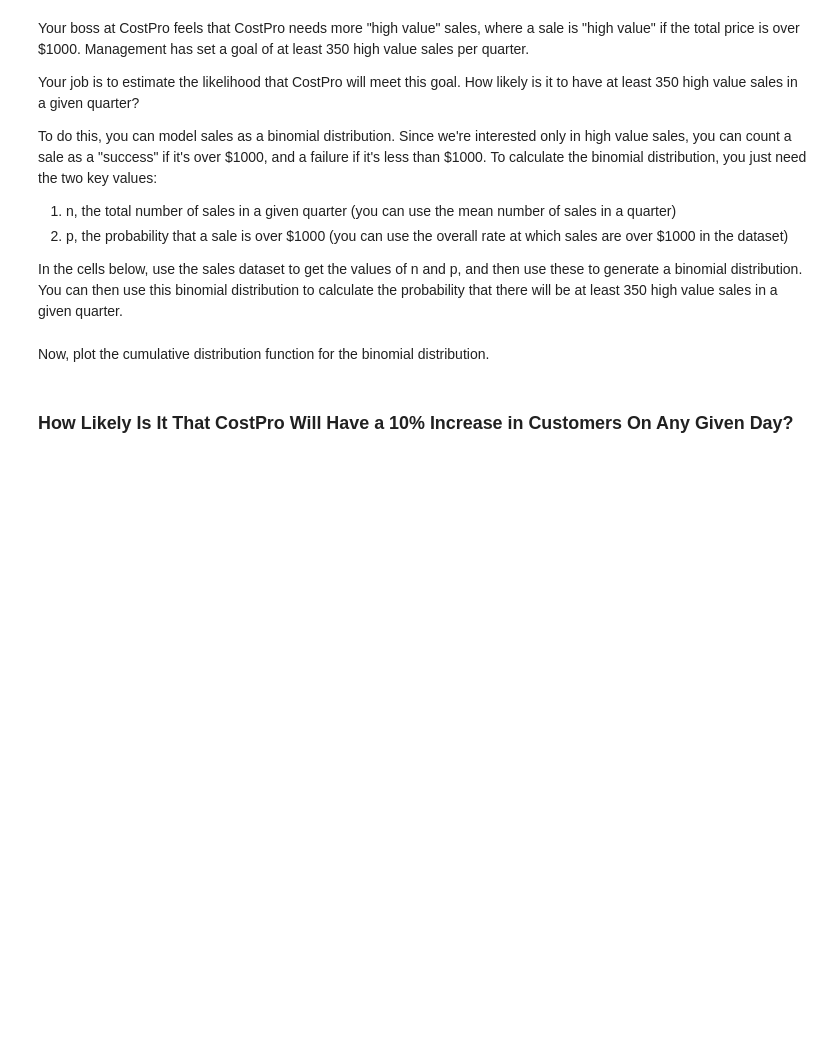
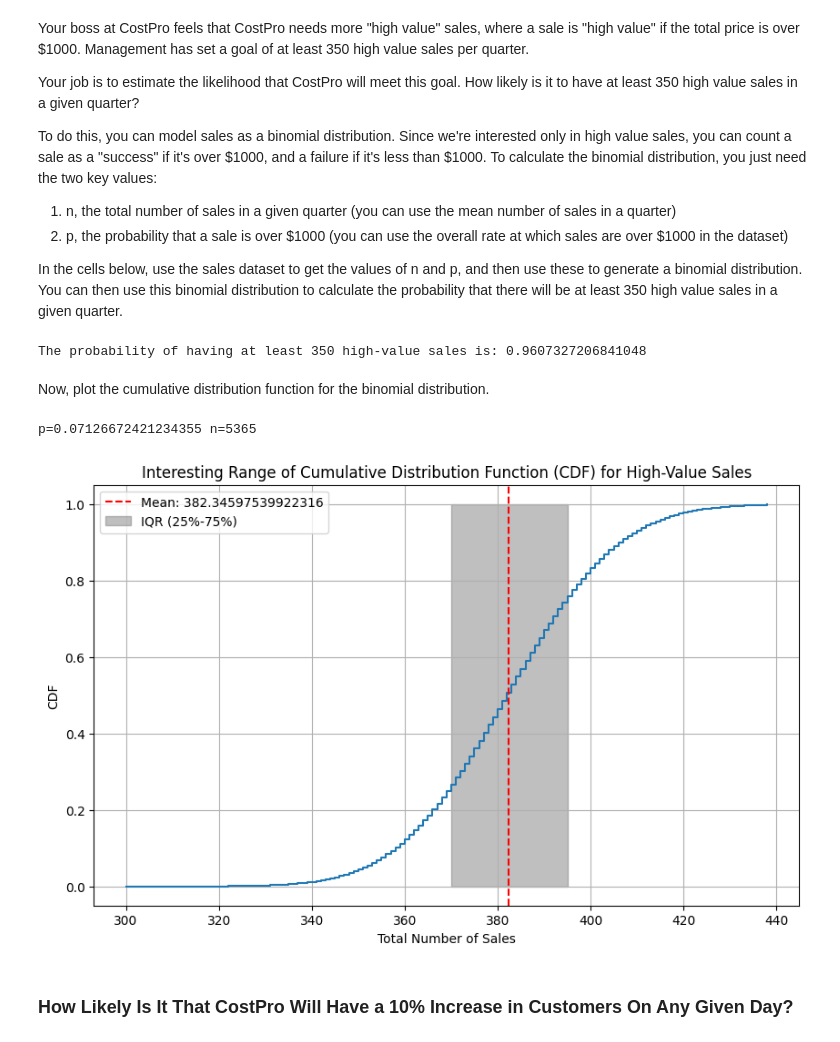
Before and after one commit to ReadyPlayerEmma/applied-statistics-learnings, a Jupyter notebook: Student_Week_2_CostPro_Customer_Behavior.ipynb, the cells around one changed output. Saved outputs shown, nothing was run; the diff lists cells and outputs as text; code cells hidden in the pictures; blank space fills up the shorter version.

Commit message:
Added interesting plot and stuff

```diff
--- a/Student_Week_2_CostPro_Customer_Behavior.ipynb
+++ b/Student_Week_2_CostPro_Customer_Behavior.ipynb
@@ -391,5 +426,7 @@ def customer_purchase_proba(data: pd.DataFrame, year: int, quarter: int) -> floa
 # %%
 # Call the function for 2022 Q4
-print(f'The probability of having at least 350 high-value sales is: {<YOUR CODE HERE>}')
+print(f'The probability of having at least 350 high-value sales is: {customer_purchase_proba(data, 2022, 4)}')
+# %% [output]
+The probability of having at least 350 high-value sales is: 0.9607327206841048
 # %% [markdown]
 Now, plot the cumulative distribution function for the binomial distribution.
@@ -402,6 +507,9 @@ import numpy as np
 # %%
 # Visualize the Binomial distribution
-<YOUR CODE HERE>
+plot_binomial_cdf(data, 2022, 4)
+# %% [output]
+p=0.07126672421234355 n=5365
+[figure, added]
 # %% [markdown]
 ### How Likely Is It That CostPro Will Have a 10% Increase in Customers On Any Given Day?
 # %% [markdown]
```
Also changed, not shown: parts of 4 cells of this notebook.
